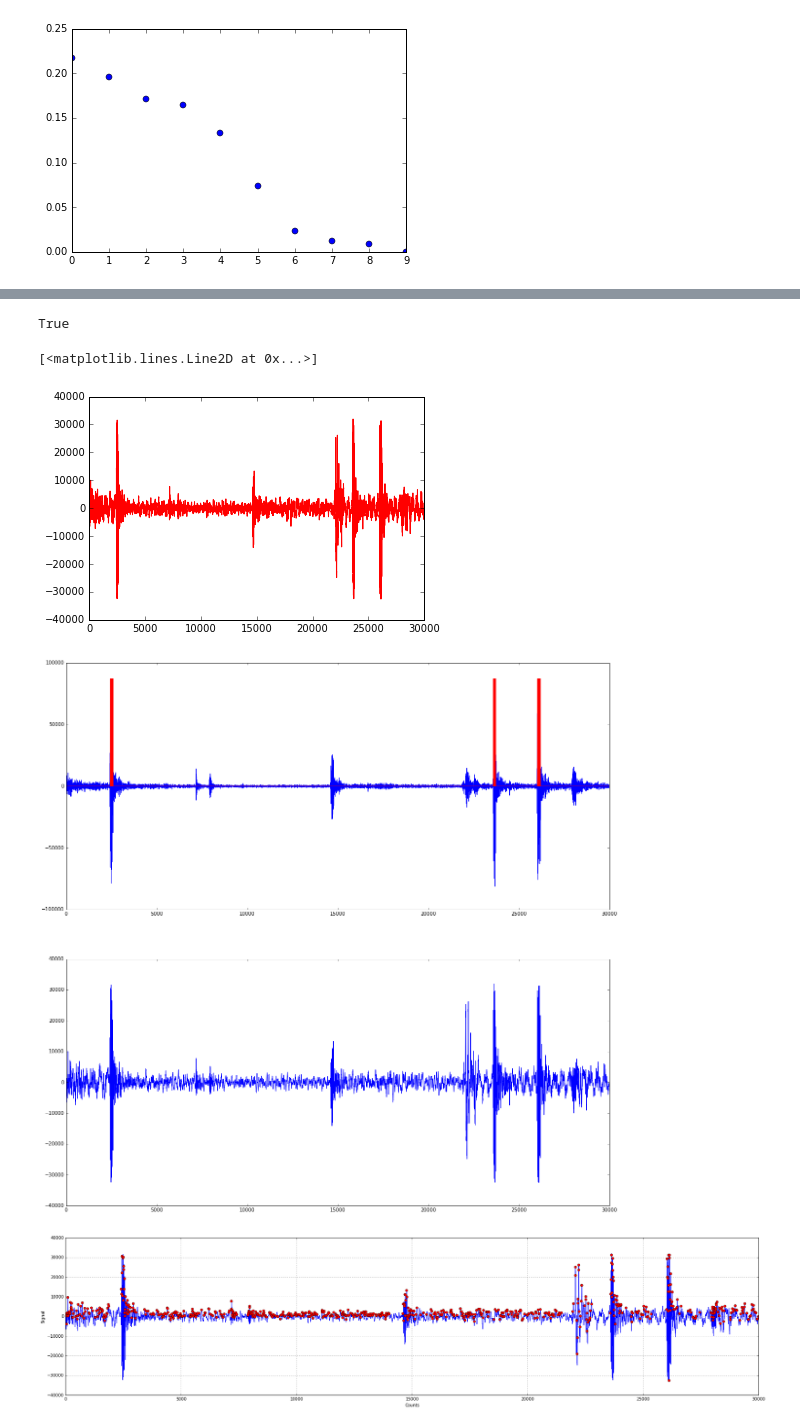
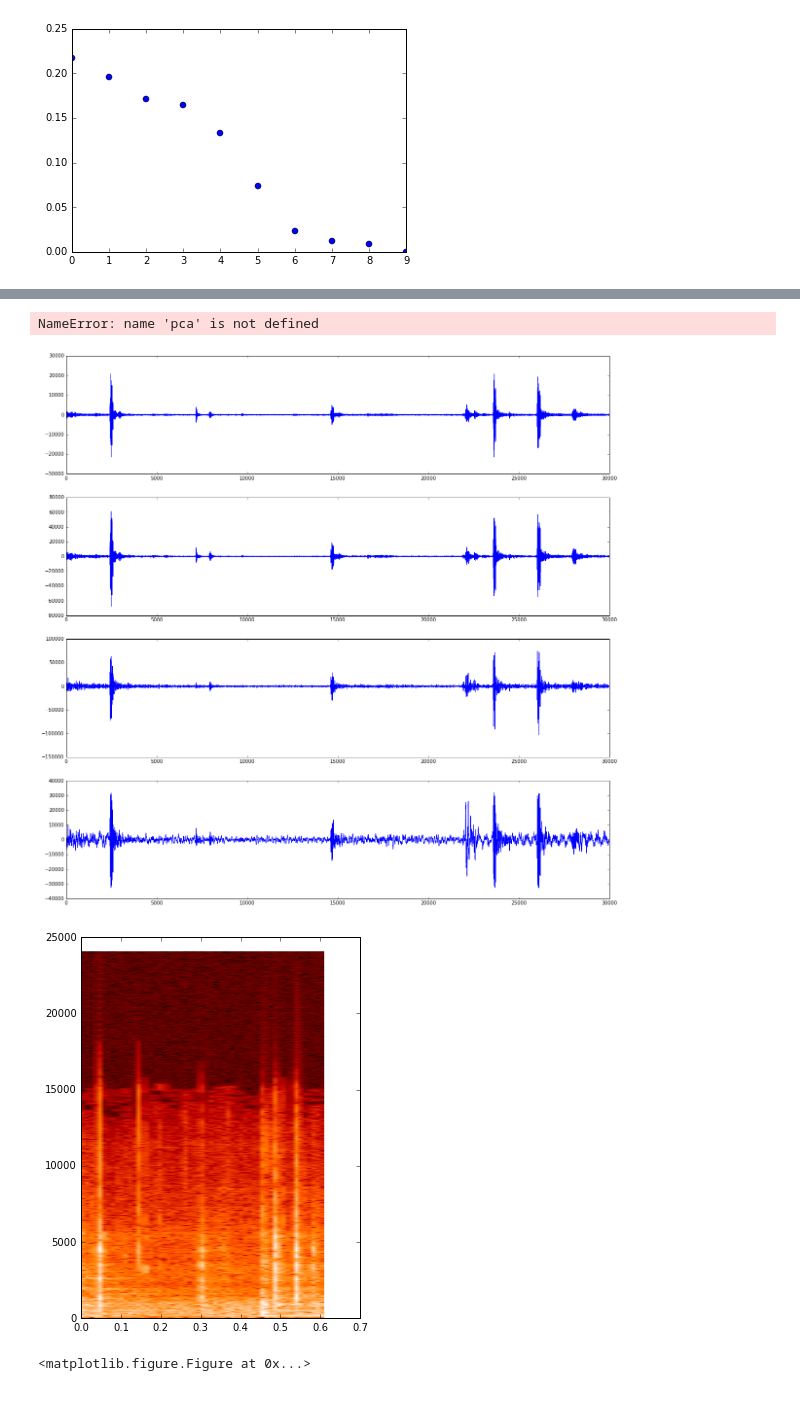
Before and after one commit to thonstad/acoustical_monitoring, a Jupyter notebook: notebooks/automatic_sync_testing_notebook.ipynb, the cells around one changed output, grey strips where cells are left out. Drawn from its saved outputs; the diff is of its cells as text; code cells hidden in the pictures.

```diff
--- a/notebooks/automatic_sync_testing_notebook.ipynb
+++ b/notebooks/automatic_sync_testing_notebook.ipynb
@@ -27,7 +28,7 @@ for name in files:
 
 # Determines which cameras will be selected (['Bents'],['Camera Location'],['Motion #'])
 
-filt = (None,None,['18']) # Selects the bent 1 cameras during motion 18
+filt = (None,None,['17']) # Selects the bent 1 cameras during motion 18
 
 # Applies filter to camera names and returns only selected subset names
 audioFiles = pp.getKeys(names,filt);
@@ -97,6 +90,6 @@ def sync_dataset(cDataset,names,max_iter = 2):
 
     return cDataset
 # %%
-sDataset = sync_dataset(cDataset,names)
+sDataset = autoS.sync_dataset(cDataset,names)
 print(autoS.find_offset(sDataset,names[0],names[1:]))
 # %% [output]
@@ -179,6 +195,4 @@ a = np.array(40000*pca.components_[6,thisrange,]/pca.components_[6,:].max(), dty
 #plt.plot(pca.components_[6,thisrange])
 plt.plot(sDataset[names[0]][thisrange,0],'r')
 # %% [output]
-True
+NameError: name 'pca' is not defined
-[<matplotlib.lines.Line2D at 0x...>]
-[figure, removed]
@@ -189,32 +199,43 @@ play_sound(12000,a)
 # %%
 # takes the continuous wavelet transform and plots the results
-widths = np.array([3])
+widths = np.array([1,2,5])
 cwtmatr = signal.cwt(a, signal.ricker, widths)
 plt.figure(figsize=(20,20))
-plt.subplot(2,1,1)
+plt.subplot(4,1,1)
 plt.plot(cwtmatr[0])
-plt.plot(cwtmatr.max()*(abs(cwtmatr[0]) > 6*cwtmatr[0].std()),'r')
+plt.subplot(4,1,2)
+plt.plot(cwtmatr[1])
+plt.subplot(4,1,3)
+plt.plot(cwtmatr[2])
+#plt.plot(cwtmatr.max()*(abs(cwtmatr[0]) > 6*cwtmatr[0].std()),'r')
 #plt.imshow(cwtmatr, cmap='YlGn', aspect='auto', vmax=abs(cwtmatr).max(), vmin=-abs(cwtmatr).max())
-plt.subplot(2,1,2)
+plt.subplot(4,1,4)
 plt.plot(a)
-plt.show()
+#plt.show()
+
+plt.savefig('waveletTry',format = 'svg')
 # %% [output]
-[figure, old version]
+[figure, new version]
 # %%
 #trys built in function
-peakInd = signal.find_peaks_cwt(a,widths)
+peakInd = signal.find_peaks_cwt(a,np.array([1,2,3,4,5,6,7,8]),noise_perc=0.1,min_snr=3,min_length = 6)
 # %%
 # plots results (needs some tweaking)
-plt.figure(figsize=(30,80))
+plt.figure(figsize=(5,15))
 count = 1
 
-plt.subplot(len(names),1,ii+1)
+plt.subplot(1,2,1)
 plt.plot(a,'b')
 plt.plot(peakInd,a[peakInd],'ro')
 plt.xlabel('Counts')
 plt.ylabel('Signal')
 plt.grid()
 
+plt.subplot(2,1,2)
+Pxx, freqs, bins, im = plt.specgram(a, NFFT=1024, Fs=48000, noverlap=512, cmap=plt.cm.gist_heat)
+plt.show()
+
 plt.draw()
 # %% [output]
-[figure, old version]
+[figure, new version]
+<matplotlib.figure.Figure at 0x...>
```
Also changed, not shown: parts of 10 cells of this notebook, 11 other files.
